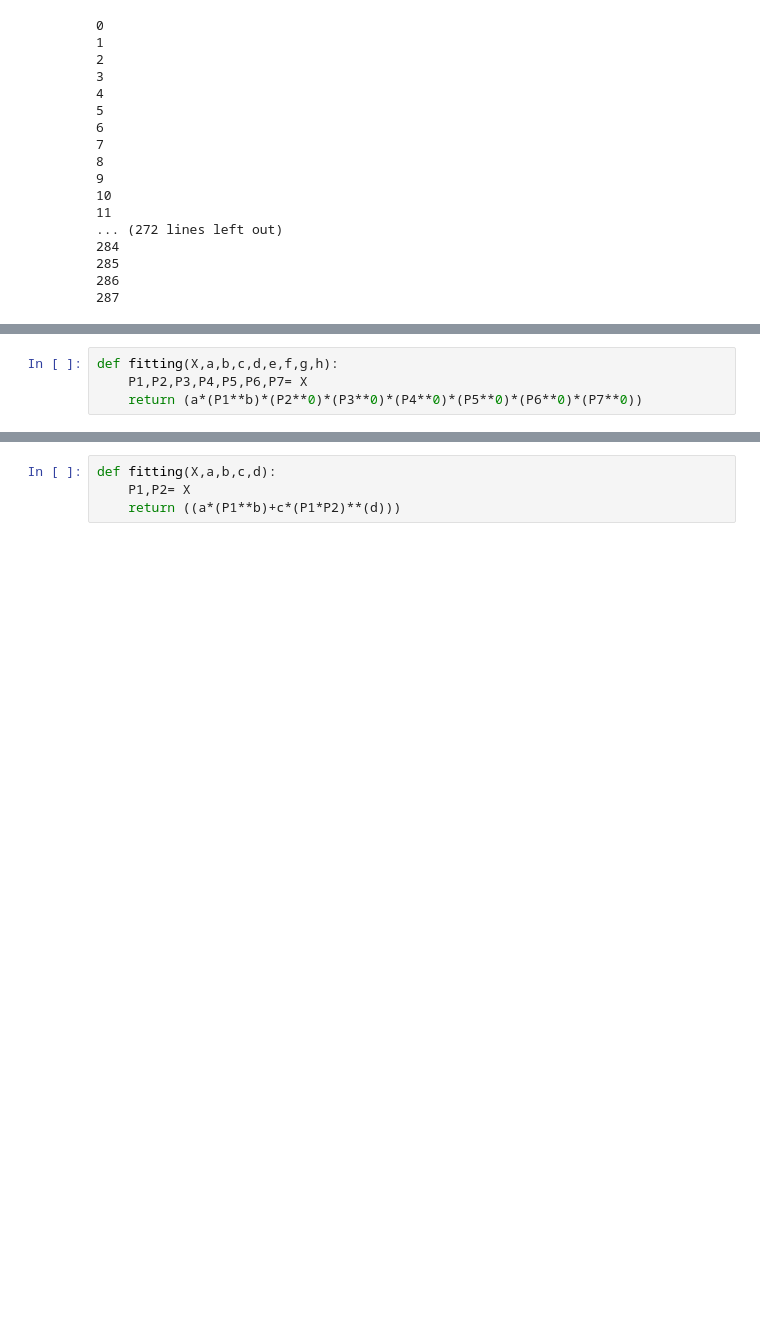
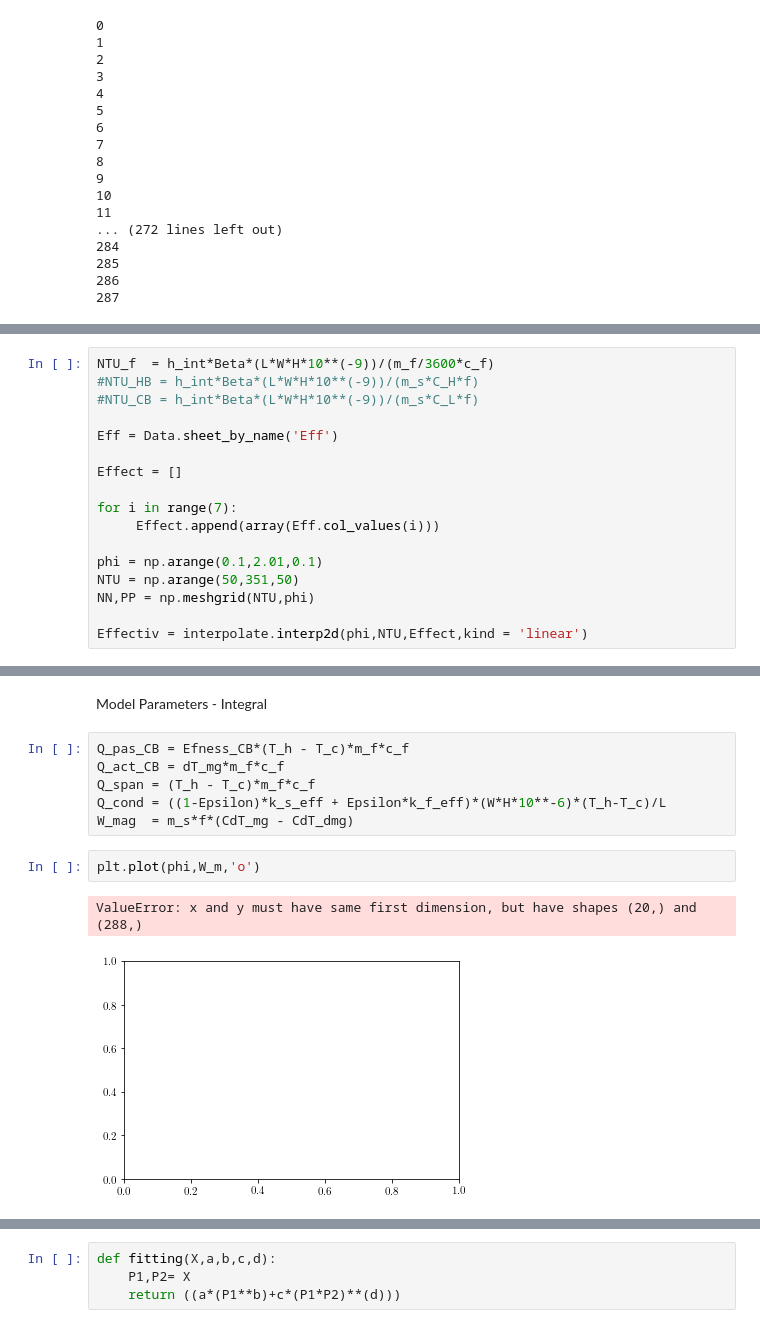
Before and after one commit to gfidelisp/Jupyter, a Jupyter notebook: Codemig/AMR_Model/Main.ipynb, the cells around one changed output, grey strips where cells are left out. Cells and saved outputs as stored; diff of their text form; blank space fills up the shorter version.

```diff
--- a/Codemig/AMR_Model/Main.ipynb
+++ b/Codemig/AMR_Model/Main.ipynb
@@ -244 +251,18 @@ for i in range(len(L)):
+# %%
+NTU_f  = h_int*Beta*(L*W*H*10**(-9))/(m_f/3600*c_f)
+#NTU_HB = h_int*Beta*(L*W*H*10**(-9))/(m_s*C_H*f)
+#NTU_CB = h_int*Beta*(L*W*H*10**(-9))/(m_s*C_L*f)
+
+Eff = Data.sheet_by_name('Eff')
+
+Effect = []
+
+for i in range(7):
+     Effect.append(array(Eff.col_values(i)))
+
+phi = np.arange(0.1,2.01,0.1)
+NTU = np.arange(50,351,50)
+NN,PP = np.meshgrid(NTU,phi)
+
+Effectiv = interpolate.interp2d(phi,NTU,Effect,kind = 'linear')
 # %% [markdown]
@@ -257,4 +289,13 @@ Pi_9 = Q_h/(m_s*f*CdT_dmg)
-# %%
-def fitting(X,a,b,c,d,e,f,g,h):
-    P1,P2,P3,P4,P5,P6,P7= X
-    return (a*(P1**b)*(P2**0)*(P3**0)*(P4**0)*(P5**0)*(P6**0)*(P7**0))
+# %% [markdown]
+Model Parameters - Integral
+# %%
+Q_pas_CB = Efness_CB*(T_h - T_c)*m_f*c_f
+Q_act_CB = dT_mg*m_f*c_f
+Q_span = (T_h - T_c)*m_f*c_f
+Q_cond = ((1-Epsilon)*k_s_eff + Epsilon*k_f_eff)*(W*H*10**-6)*(T_h-T_c)/L
+W_mag  = m_s*f*(CdT_mg - CdT_dmg)
+# %%
+plt.plot(phi,W_m,'o')
+# %% [output]
+ValueError: x and y must have same first dimension, but have shapes (20,) and (288,)
+[figure, added]
```
Also changed, not shown: parts of 30 cells of this notebook, 9 other files.
